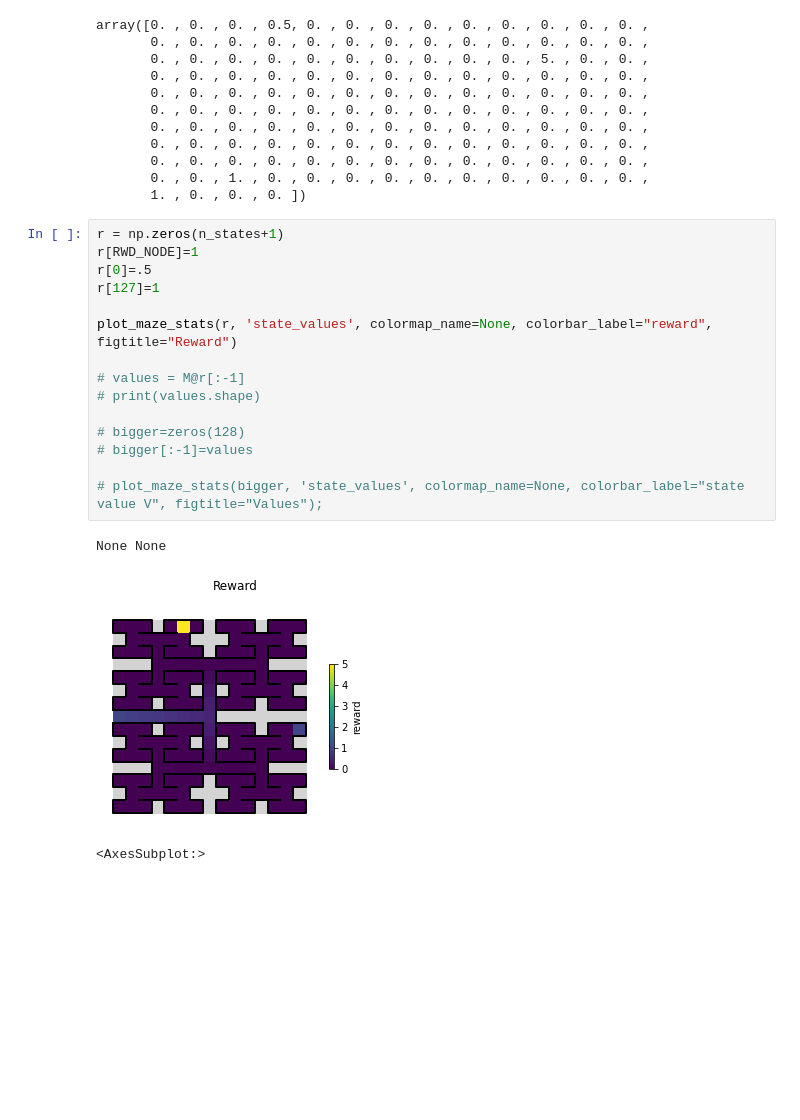
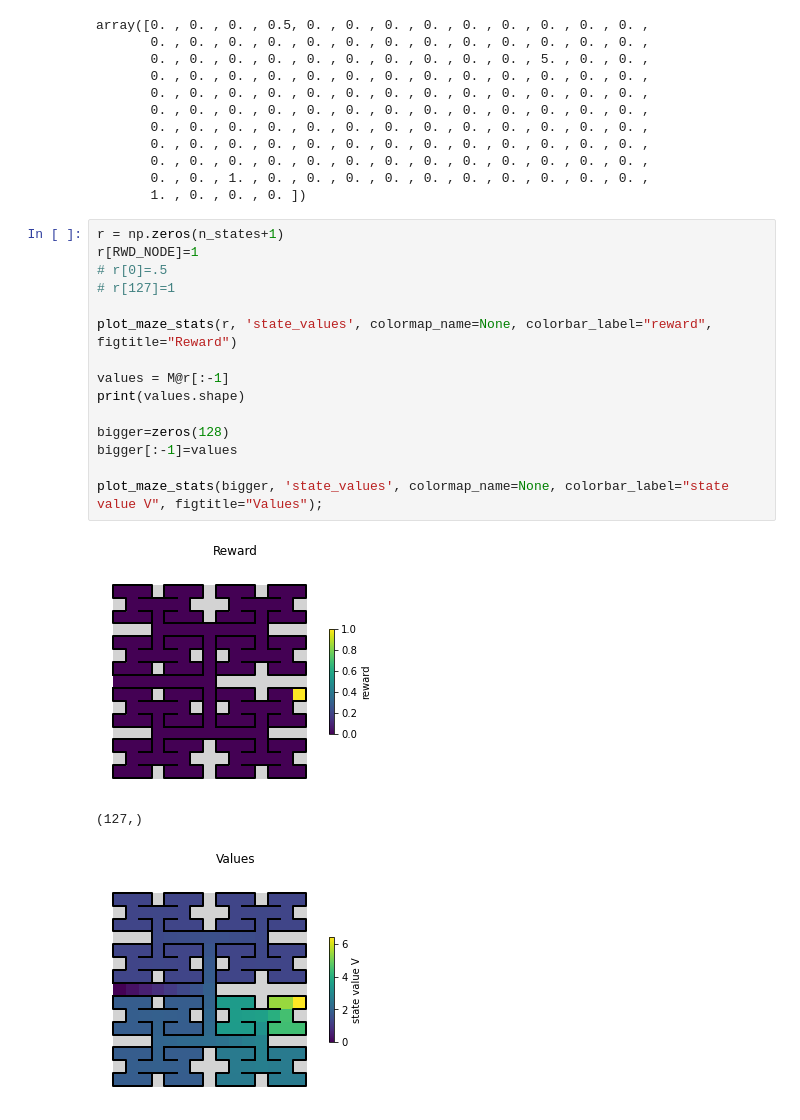
Before and after one commit to umeshksingla/MouseMazeHierRL, a Jupyter notebook: RL_model_and_analysis.ipynb, the cells around one changed output. Saved outputs shown, nothing was run; the diff lists cells and outputs as text; blank space fills up the shorter version.

```diff
--- a/RL_model_and_analysis.ipynb
+++ b/RL_model_and_analysis.ipynb
@@ -466,19 +466,19 @@ array([0. , 0. , 0. , 0.5, 0. , 0. , 0. , 0. , 0. , 0. , 0. , 0. , 0. ,
 # %%
 r = np.zeros(n_states+1)
 r[RWD_NODE]=1
-r[0]=.5
-r[127]=1
+# r[0]=.5
+# r[127]=1
 
 plot_maze_stats(r, 'state_values', colormap_name=None, colorbar_label="reward", figtitle="Reward")
 
-# values = M@r[:-1]
-# print(values.shape)
+values = M@r[:-1]
+print(values.shape)
 
-# bigger=zeros(128)
-# bigger[:-1]=values
+bigger=zeros(128)
+bigger[:-1]=values
 
-# plot_maze_stats(bigger, 'state_values', colormap_name=None, colorbar_label="state value V", figtitle="Values");
+plot_maze_stats(bigger, 'state_values', colormap_name=None, colorbar_label="state value V", figtitle="Values");
 # %% [output]
+[figure, new version]
-None None
+(127,)
-[figure, old version]
-<AxesSubplot:>
+[figure, added]
```
Also changed, not shown: 2 other files.
